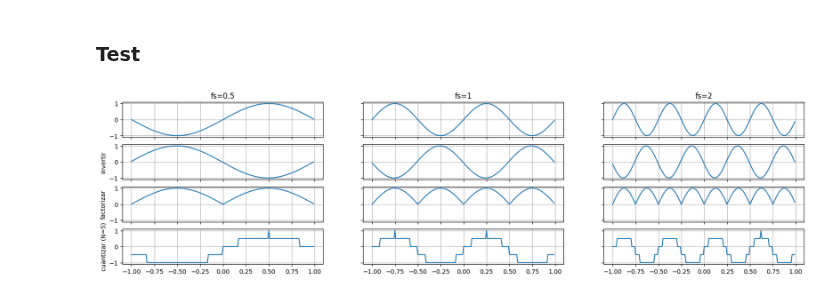
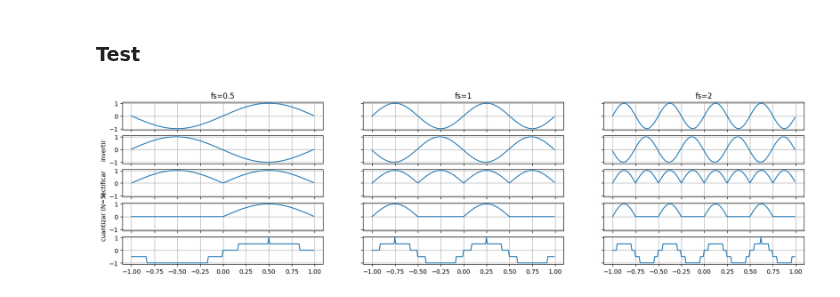
Before and after one commit to francoherg/PDS-2025, a Jupyter notebook: Practica/Guia1/1-2.ipynb, the cells around one changed output. Drawn from its saved outputs; the diff is of its cells as text; code cells hidden in the pictures.

```diff
--- a/Practica/Guia1/1-2.ipynb
+++ b/Practica/Guia1/1-2.ipynb
@@ -83,6 +83,9 @@ s: senial a rectificar
 def rectificar(s):
     # valores absolutos de la senial
     return np.abs(s)
+
+def rectificarMediaOnda(s):
+    return np.where(np.less(s,[0]*len(s)),[0]*len(s),s)
 
 ''' Ejercio 2.3
 s: senial a cuantizar
@@ -112,32 +115,34 @@ def cuantizar(s,N):
 # %%
 import matplotlib.pyplot as plt
 
-s = [[0 for _ in range(3)] for _ in range(4)]
+s = [[0 for _ in range(3)] for _ in range(5)]
 [t,s[0][0]] = senoidal(-1,1,100,0.5,0)
 [t,s[0][1]] = senoidal(-1,1,100,1,0)
 [t,s[0][2]] = senoidal(-1,1,100,2,0)
 
 for i in range(3):
     s[1][i] = invertir(s[0][i])
     s[2][i] = rectificar(s[0][i])
-    s[3][i] = cuantizar(s[0][i],5)
+    s[3][i] = rectificarMediaOnda(s[0][i])
+    s[4][i] = cuantizar(s[0][i],5)
 
-fig,ax = plt.subplots(4,3,sharex=True,sharey=True)
+fig,ax = plt.subplots(5,3,sharex=True,sharey=True)
 fig.set_figwidth(20)
 
-for i in range(4):
+for i in range(5):
     for j in range(3):
         ax[i,j].grid()
         ax[i,j].plot(t,s[i][j])
 
 ax[0,0].set_title('fs=0.5')
 ax[0,1].set_title('fs=1')
 ax[0,2].set_title('fs=2')
 
 ax[1,0].set_ylabel('invertir')
-ax[2,0].set_ylabel('factorizar')
+ax[2,0].set_ylabel('rectificar')
+ax[3,0].set_ylabel('rectificar media onda')
 ax[3,0].set_ylabel('cuantizar (N=5)')
 
 plt.show()
 # %% [output]
-[figure, old version]
+[figure, new version]
```
